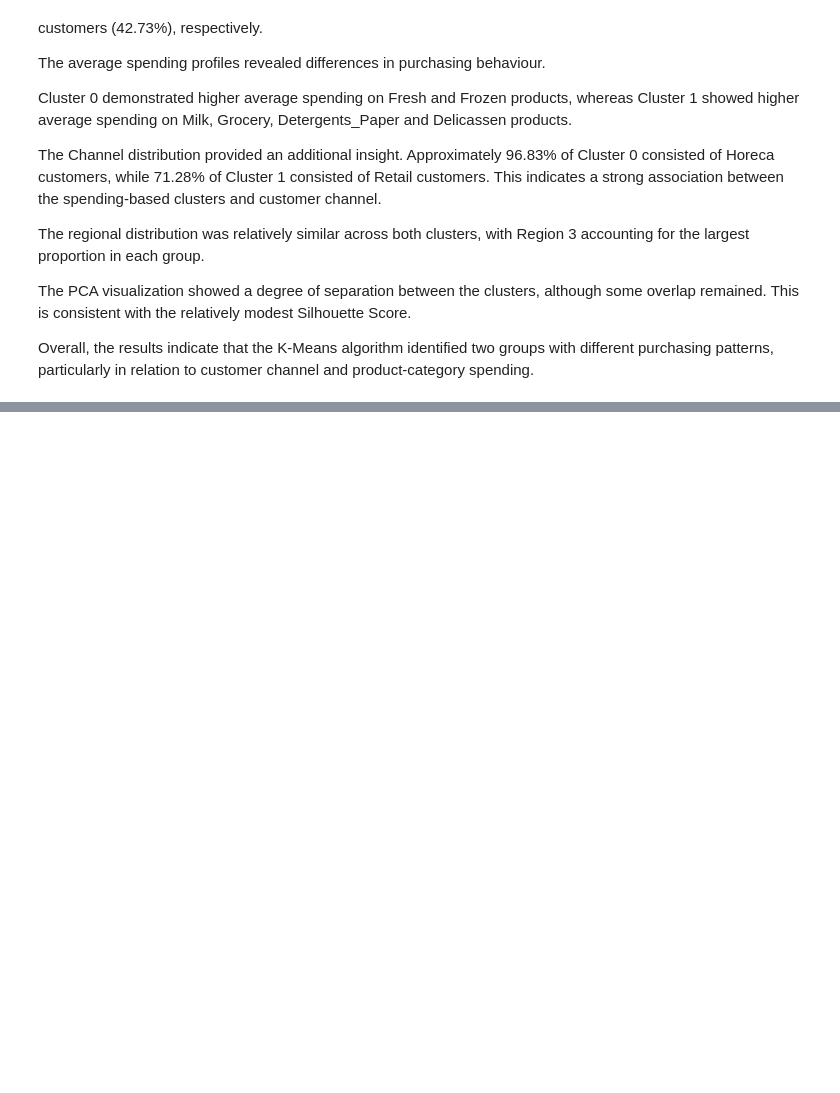
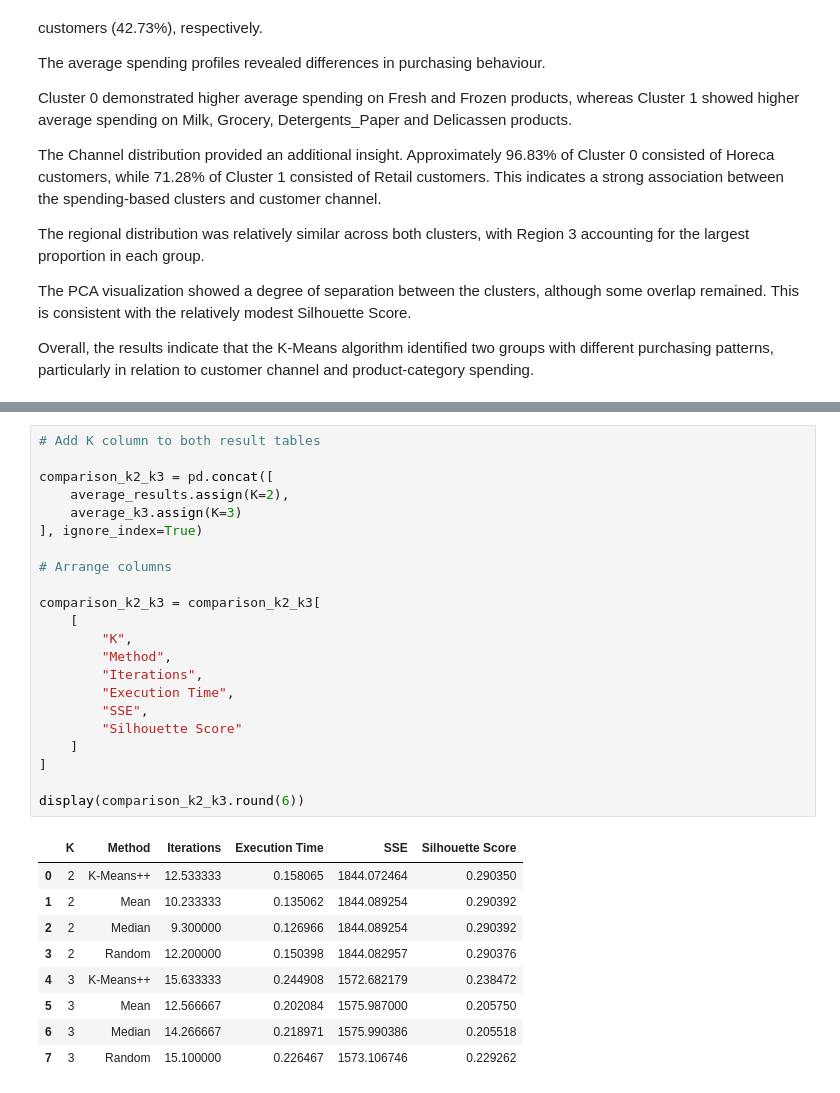
Before and after one commit to Aswini-Dileep/AI-ML-Project, a Jupyter notebook: AI_project.ipynb, the cells around one changed output, grey strips where cells are left out. Drawn from its saved outputs; the diff is of its cells as text; blank space fills up the shorter version.

```diff
--- a/AI_project.ipynb
+++ b/AI_project.ipynb
@@ -1983,0 +2152,32 @@ plt.show()
+# %%
+# Add K column to both result tables
+
+comparison_k2_k3 = pd.concat([
+    average_results.assign(K=2),
+    average_k3.assign(K=3)
+], ignore_index=True)
+
+# Arrange columns
+
+comparison_k2_k3 = comparison_k2_k3[
+    [
+        "K",
+        "Method",
+        "Iterations",
+        "Execution Time",
+        "SSE",
+        "Silhouette Score"
+    ]
+]
+
+display(comparison_k2_k3.round(6))
+# %% [output]
+|  | K | Method | Iterations | Execution Time | SSE | Silhouette Score |
+| 0 | 2 | K-Means++ | 12.533333 | 0.158065 | 1844.072464 | 0.290350 |
+| 1 | 2 | Mean | 10.233333 | 0.135062 | 1844.089254 | 0.290392 |
+| 2 | 2 | Median | 9.300000 | 0.126966 | 1844.089254 | 0.290392 |
+| 3 | 2 | Random | 12.200000 | 0.150398 | 1844.082957 | 0.290376 |
+| 4 | 3 | K-Means++ | 15.633333 | 0.244908 | 1572.682179 | 0.238472 |
+| 5 | 3 | Mean | 12.566667 | 0.202084 | 1575.987000 | 0.205750 |
+| 6 | 3 | Median | 14.266667 | 0.218971 | 1575.990386 | 0.205518 |
+| 7 | 3 | Random | 15.100000 | 0.226467 | 1573.106746 | 0.229262 |
```
Also changed, not shown: parts of 21 cells of this notebook.
